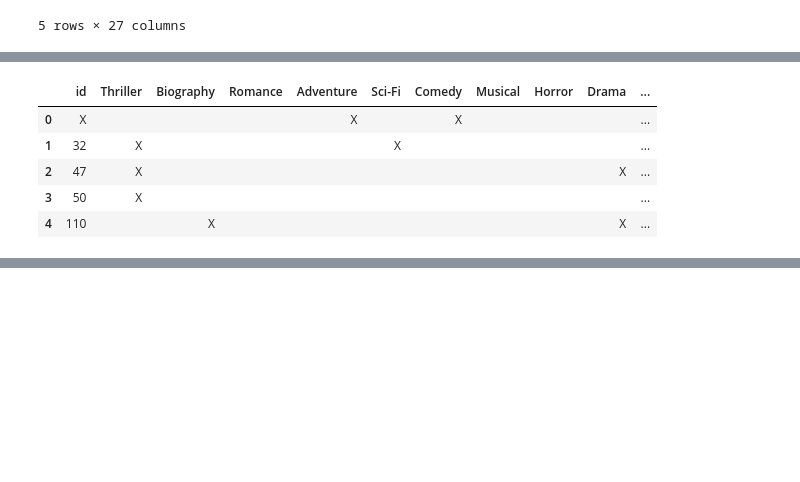
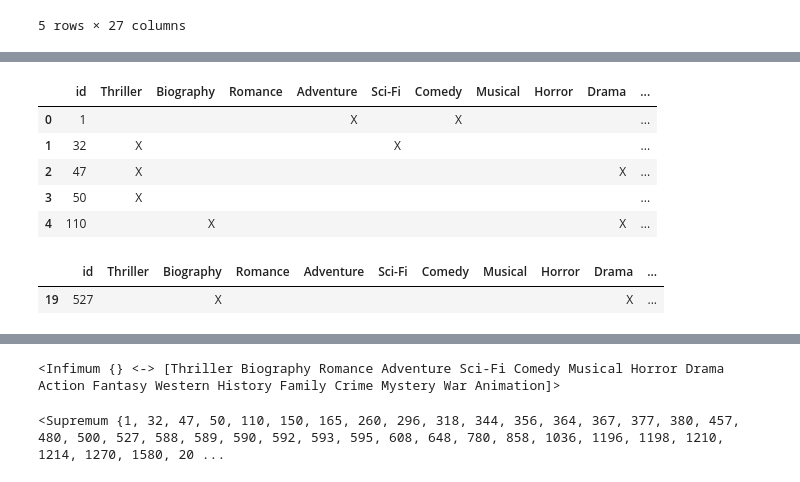
Before and after one commit to jljorro/Matrix_Factorization_Explanations, a Jupyter notebook: fca.ipynb, the cells around one changed output, grey strips where cells are left out. Saved outputs shown, nothing was run; the diff lists cells and outputs as text; code cells hidden in the pictures; blank space fills up the shorter version.

```diff
--- a/fca.ipynb
+++ b/fca.ipynb
@@ -21,7 +27,7 @@ df_movies.head()
 # guardo los ids, porque necesito la correspondencia entre ids y rows
 df_ids = df_movies['id']
 
-df_movies = df_movies.drop(['companies', 'director', 'genres', 'keywords', 'stars', 'title', 'writers', 'year'], axis=1)
+df_movies = df_movies.drop(['companies', 'director', 'genres', 'keywords', 'stars', 'title', 'writers', 'year', 'id'], axis=1)
 
 df_movies.head()
 # %% [output]
@@ -34,15 +40,29 @@ df_movies.head()
 # %%
 # reemplazar los 1, por las X
 df_movies = df_movies.replace([0, 1], ['', 'X'])
 
+column_names = ['id'] + df_movies.columns.tolist()
+#print(column_names)
+
+df_movies['id'] = df_ids
+
 df_movies.head()
+
+df_movies = df_movies[column_names]
+
+df_movies.head()
 # %% [output]
 |  | id | Thriller | Biography | Romance | Adventure | Sci-Fi | Comedy | Musical | Horror | Drama | ... |
-| 0 | X |  |  |  | X |  | X |  |  |  | ... |
+| 0 | 1 |  |  |  | X |  | X |  |  |  | ... |
 | 1 | 32 | X |  |  |  | X |  |  |  |  | ... |
 | 2 | 47 | X |  |  |  |  |  |  |  | X | ... |
 | 3 | 50 | X |  |  |  |  |  |  |  |  | ... |
 | 4 | 110 |  | X |  |  |  |  |  |  | X | ... |
+# %%
+df_movies[df_movies['id'] == 527]
+# %% [output]
+|  | id | Thriller | Biography | Romance | Adventure | Sci-Fi | Comedy | Musical | Horror | Drama | ... |
+| 19 | 527 |  | X |  |  |  |  |  |  | X | ... |
 # %%
 # pasarlo a un csv
 df_movies.to_csv("data/fca.csv",index=False)
@@ -59,2 +80,10 @@ r.lattice.graphviz(view=True)
 # %% [output]
 [drawing not drawn]
+# %%
+lat.infimum
+# %% [output]
+<Infimum {} <-> [Thriller Biography Romance Adventure Sci-Fi Comedy Musical Horror Drama Action Fantasy Western History Family Crime Mystery War Animation]>
+# %%
+lat.supremum
+# %% [output]
+<Supremum {1, 32, 47, 50, 110, 150, 165, 260, 296, 318, 344, 356, 364, 367, 377, 380, 457, 480, 500, 527, 588, 589, 590, 592, 593, 595, 608, 648, 780, 858, 1036, 1196, 1198, 1210, 1214, 1270, 1580, 20 ...
```
Also changed, not shown: parts of 3 cells of this notebook, 3 other files.
